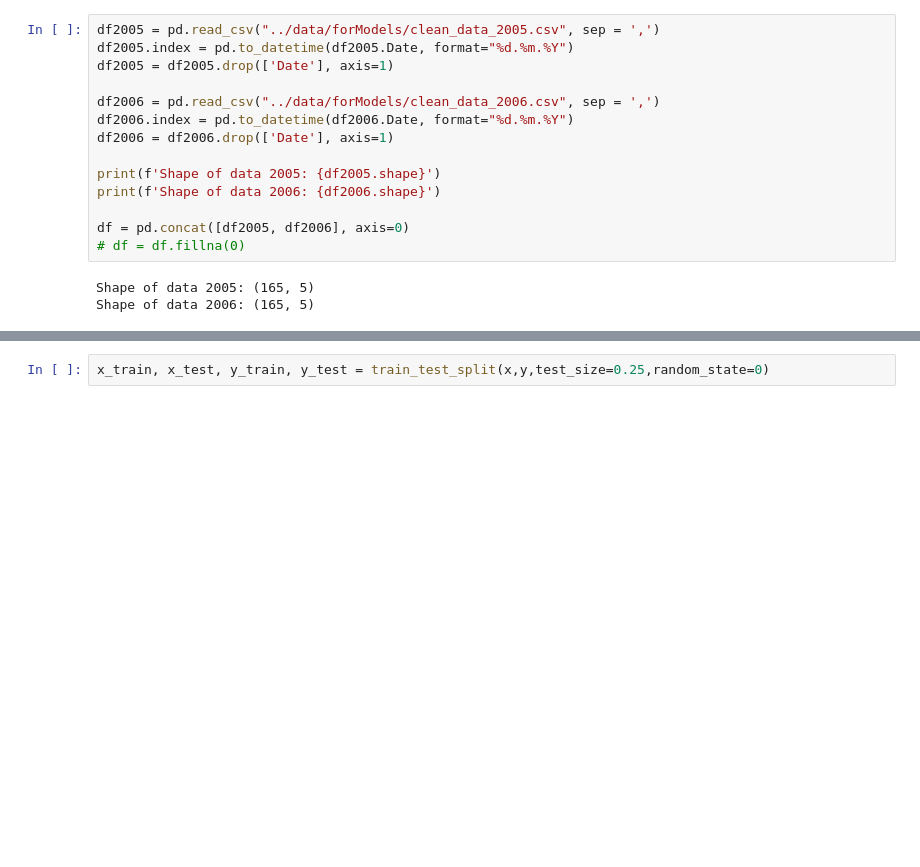
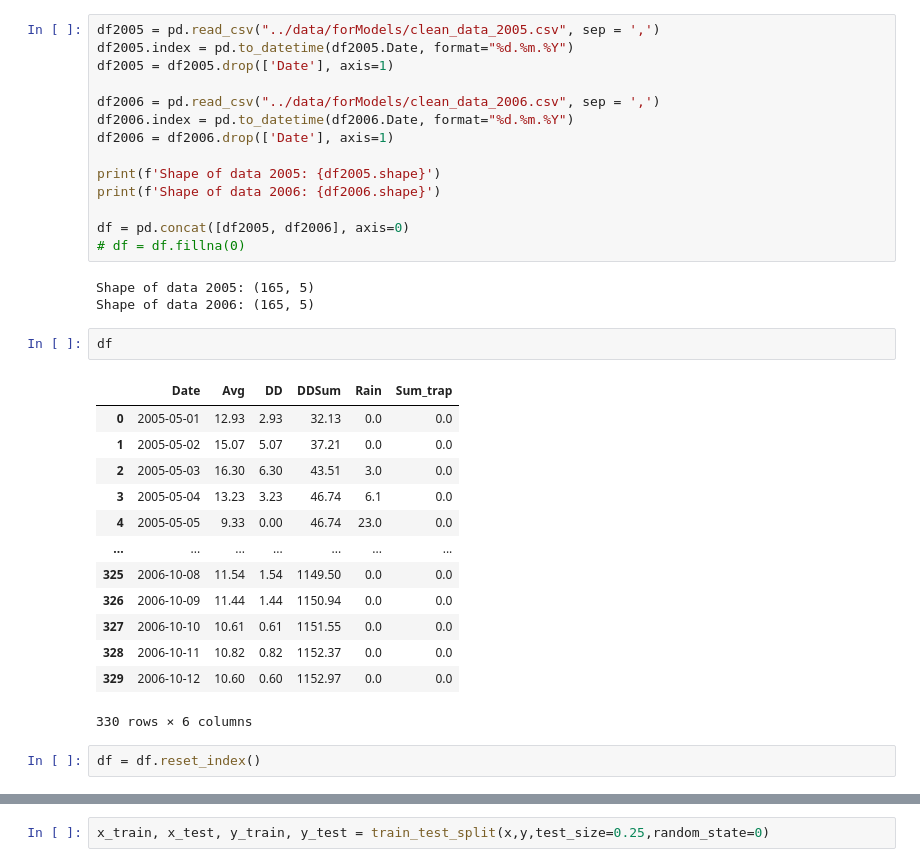
Before and after one commit to Ligerd/research_project, a Jupyter notebook: code/basic_models.ipynb, the cells around one changed output, grey strips where cells are left out. Cells and saved outputs as stored; diff of their text form; blank space fills up the shorter version.

```diff
--- a/code/basic_models.ipynb
+++ b/code/basic_models.ipynb
@@ -36,3 +43,21 @@ df = pd.concat([df2005, df2006], axis=0)
 # %% [output]
 Shape of data 2005: (165, 5)
 Shape of data 2006: (165, 5)
+# %%
+df
+# %% [output]
+|  | Date | Avg | DD | DDSum | Rain | Sum_trap |
+| 0 | 2005-05-01 | 12.93 | 2.93 | 32.13 | 0.0 | 0.0 |
+| 1 | 2005-05-02 | 15.07 | 5.07 | 37.21 | 0.0 | 0.0 |
+| 2 | 2005-05-03 | 16.30 | 6.30 | 43.51 | 3.0 | 0.0 |
+| 3 | 2005-05-04 | 13.23 | 3.23 | 46.74 | 6.1 | 0.0 |
+| 4 | 2005-05-05 | 9.33 | 0.00 | 46.74 | 23.0 | 0.0 |
+| ... | ... | ... | ... | ... | ... | ... |
+| 325 | 2006-10-08 | 11.54 | 1.54 | 1149.50 | 0.0 | 0.0 |
+| 326 | 2006-10-09 | 11.44 | 1.44 | 1150.94 | 0.0 | 0.0 |
+| 327 | 2006-10-10 | 10.61 | 0.61 | 1151.55 | 0.0 | 0.0 |
+| 328 | 2006-10-11 | 10.82 | 0.82 | 1152.37 | 0.0 | 0.0 |
+| 329 | 2006-10-12 | 10.60 | 0.60 | 1152.97 | 0.0 | 0.0 |
+330 rows × 6 columns
+# %%
+df = df.reset_index()
```
Also changed, not shown: parts of 9 cells of this notebook, 5 other files.
